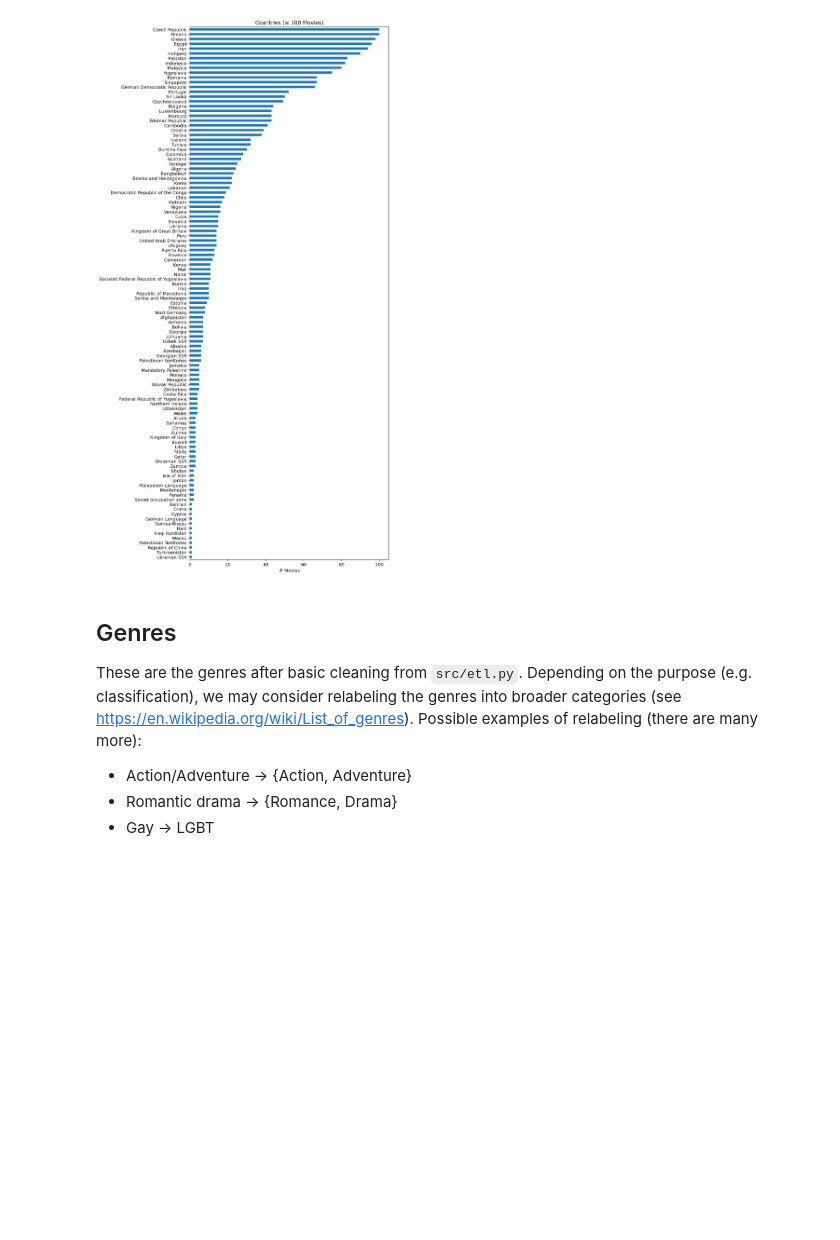
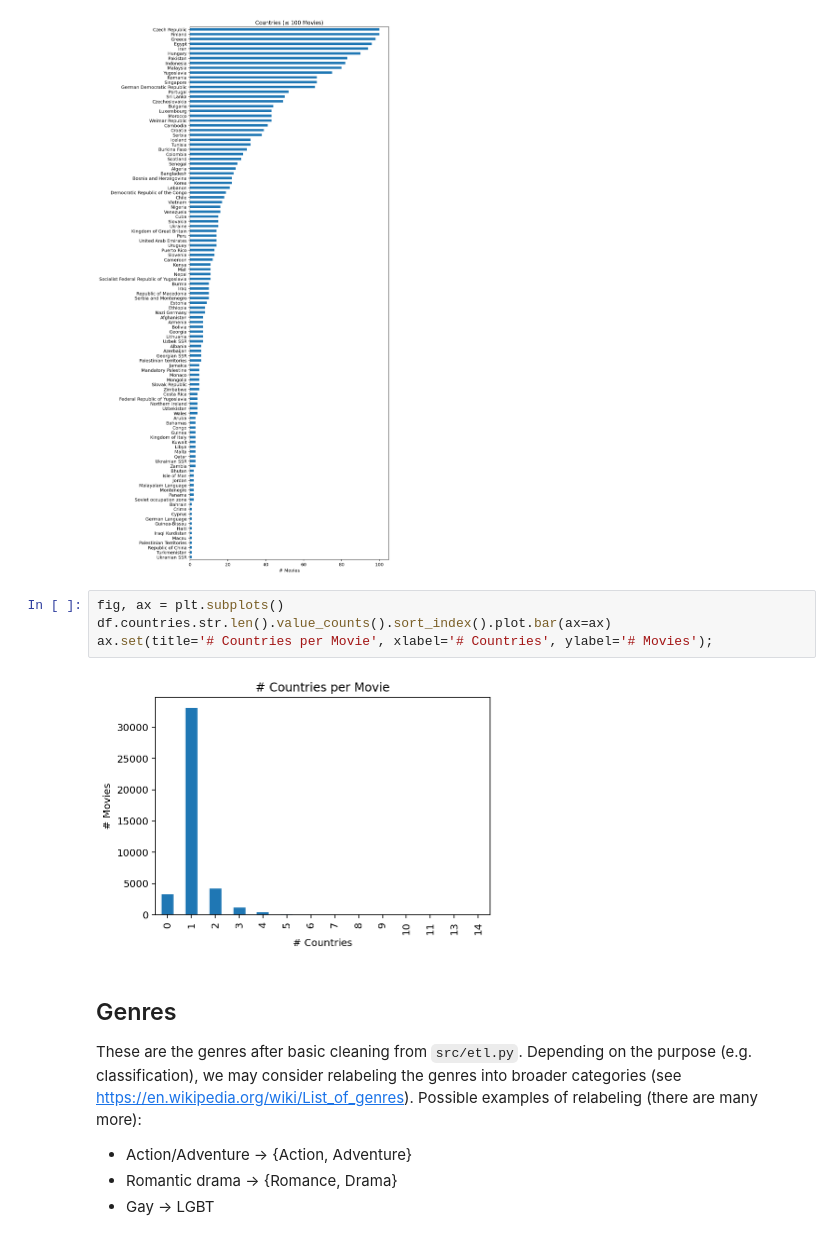
Before and after one commit to A04-Capstone-Group-02/movie-analysis, a Jupyter notebook: notebooks/eda.ipynb, the cells around one changed output. Drawn from its saved outputs; the diff is of its cells as text; blank space fills up the shorter version.

```diff
--- a/notebooks/eda.ipynb
+++ b/notebooks/eda.ipynb
@@ -50,6 +58,12 @@ countries[~countries.gt(100)].plot.barh(ax=ax)
 ax.set(title='Countries (≤ 100 Movies)', xlabel='# Movies');
 # %% [output]
 [figure]
+# %%
+fig, ax = plt.subplots()
+df.countries.str.len().value_counts().sort_index().plot.bar(ax=ax)
+ax.set(title='# Countries per Movie', xlabel='# Countries', ylabel='# Movies');
+# %% [output]
+[figure, added]
 # %% [markdown]
 ## Genres
 These are the genres after basic cleaning from `src/etl.py`. Depending on the purpose (e.g. classification), we may consider relabeling the genres into broader categories (see https://en.wikipedia.org/wiki/List_of_genres). Possible examples of relabeling (there are many more):
```
Also changed, not shown: parts of 8 cells of this notebook.
